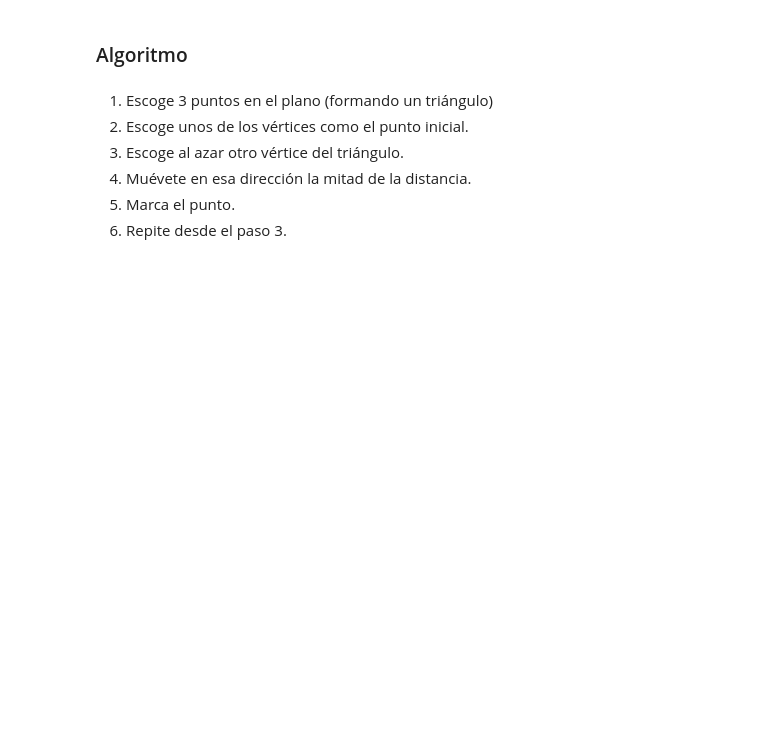
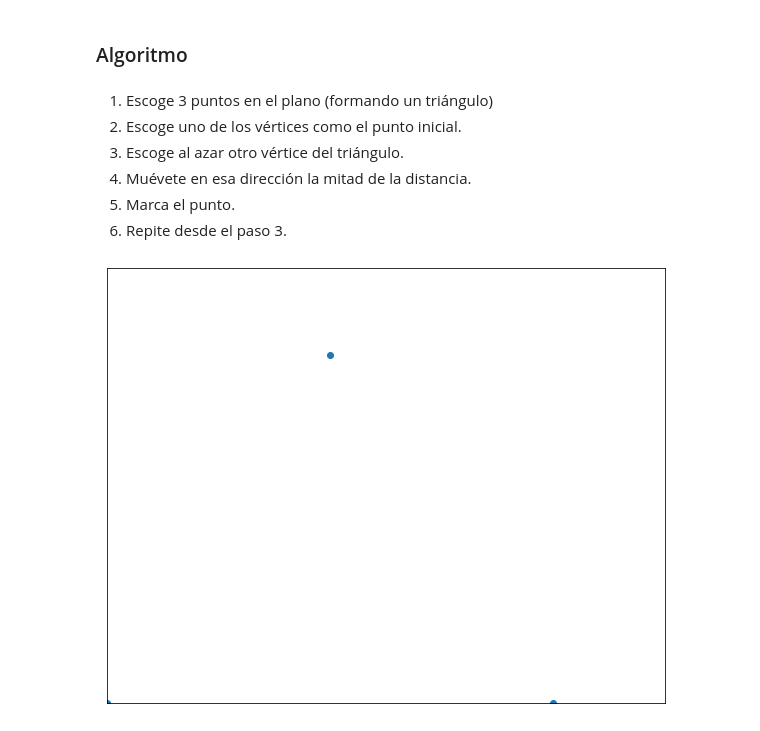
Before and after one commit to Skalas/Matematicas-computacionales-fall2020, a Jupyter notebook: alumnos/PauDelValle/Clases/14-fractales.ipynb, the cells around one changed output. Saved outputs shown, nothing was run; the diff lists cells and outputs as text; code cells hidden in the pictures; blank space fills up the shorter version.

```diff
--- a/alumnos/PauDelValle/Clases/14-fractales.ipynb
+++ b/alumnos/PauDelValle/Clases/14-fractales.ipynb
@@ -167,7 +168,7 @@ SyntaxError: unexpected EOF while parsing (<ipython-input-14-ab544e378543>, line
 ### Algoritmo
 # %% [markdown]
 1. Escoge 3 puntos en el plano (formando un triángulo)
-2. Escoge unos de los vértices como el punto inicial.
+2. Escoge uno de los vértices como el punto inicial.
 3. Escoge al azar otro vértice del triángulo.
 4. Muévete en esa dirección la mitad de la distancia.
 5. Marca el punto.
@@ -180,27 +182,25 @@ class ChaosGame(object):
         self.esquinas = np.array(esquinas)
 
         self.steps = steps
-
         self.fig, self.ax = plt.subplots()
 
         self.ani = animation.FuncAnimation(self.fig, self.update,
-                                           interval=100, frames=self.steps, init_func=self.setup_plot,
-                                           blit=True)
+                                           interval=100, frames=self.steps, init_func=self.setup_plot)
 
         self.punto_actual = random.choice(self.esquinas) # Elegimos un vértice de inicio
 
         self.puntos = self.punto_actual
 
     def setup_plot(self):
-        self.line, = plot([], [], linestyle='none', marker='o', color='r', markersize=3)
         self.ax.axis([0,10,0,10])
-
         self.ax.set_yticklabels([])
         self.ax.set_xticklabels([])
         self.ax.set_yticks([])
         self.ax.set_xticks([])
+        self.scatter = self.ax.scatter(self.esquinas[:,:1],self.esquinas[:,1:])
 
-        return self.line,
+
+        return self.scatter,
 
     def show(self):
         plt.show()
@@ -212,10 +212,11 @@ class ChaosGame(object):
     def update(self, i):
         self.punto_actual = self.next_point()
         self.puntos = np.vstack((self.puntos, self.punto_actual))
-        self.line.set_data(self.puntos[:,:1], self.puntos[:,1:])
-
-        return self.line,
+        self.scatter.set_offsets(self.puntos)
+        return self.scatter,
 # %%
-a = ChaosGame(steps=1000)
+a = ChaosGame(steps=500)
+# %% [output]
+[figure, added]
 # %%
 HTML(a.ani.to_html5_video())
```
Also changed, not shown: parts of 4 cells of this notebook, 1 other file.
